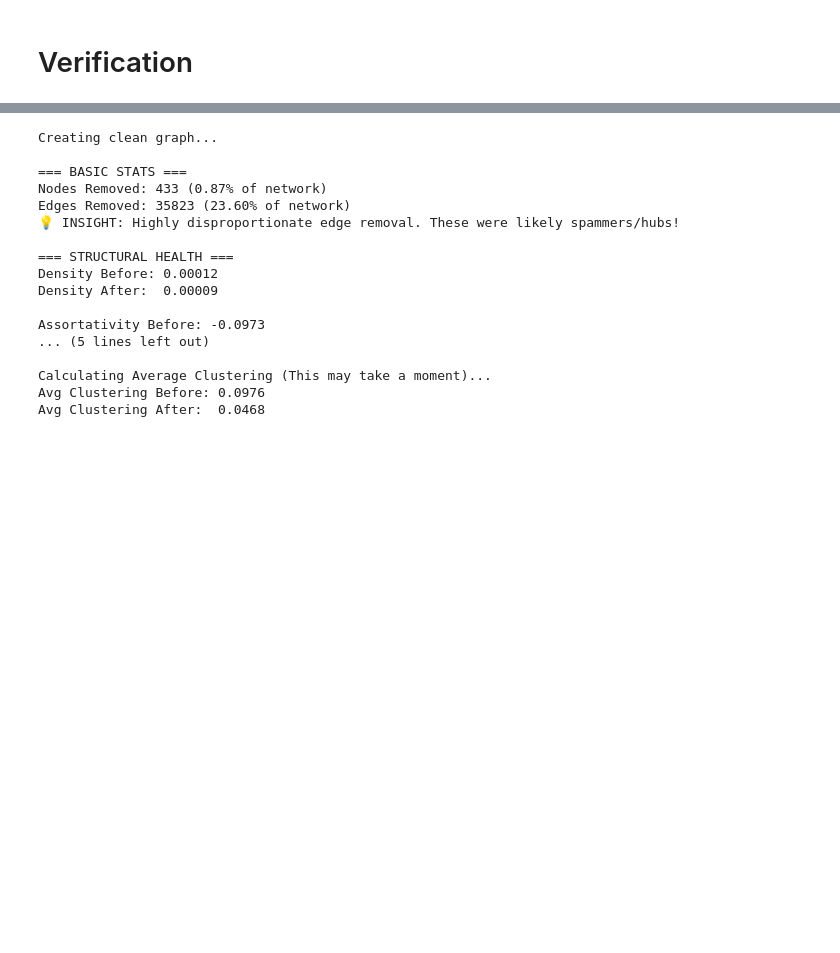
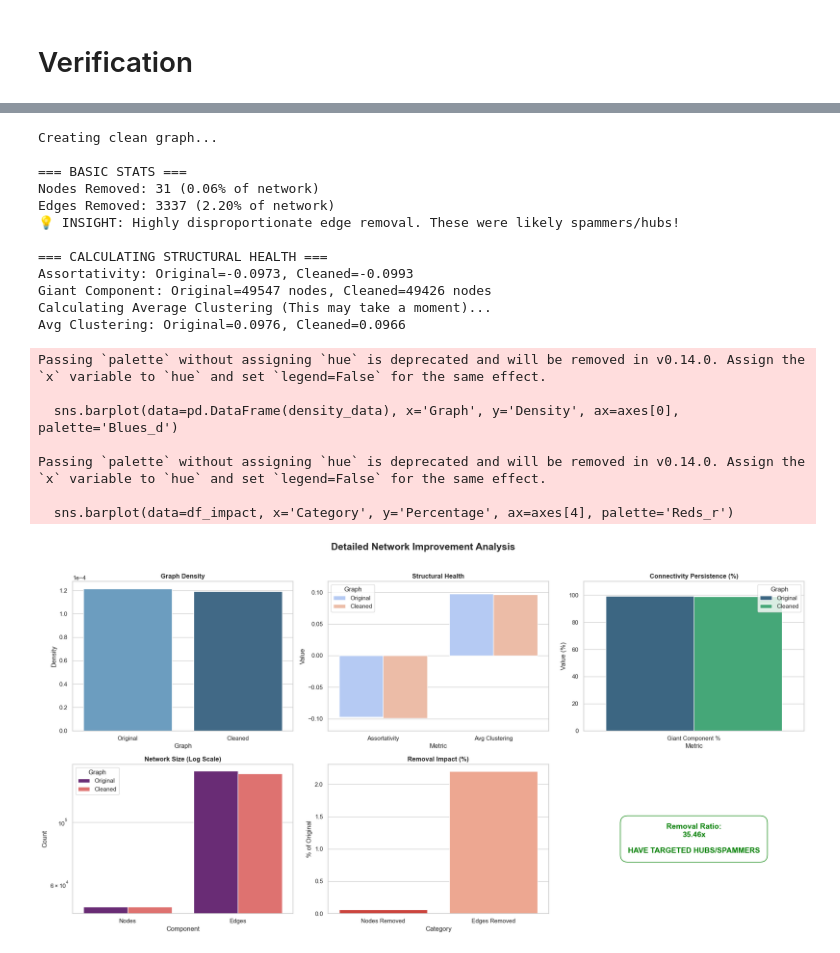
Before and after one commit to LucRobey/Graph_Theory_Challenge_2, a Jupyter notebook: final_notebook.ipynb, the cells around one changed output, grey strips where cells are left out. Saved outputs shown, nothing was run; the diff lists cells and outputs as text; code cells hidden in the pictures; blank space fills up the shorter version.

```diff
--- a/final_notebook.ipynb
+++ b/final_notebook.ipynb
@@ -132,20 +287,23 @@ Improvement: -0.52%
 # %%
-G_clean = test_graph_improvement(G, anomalous_users)
+G_clean = test_graph_improvement(G, alert_users)
 # %% [output]
 Creating clean graph...
 
 === BASIC STATS ===
-Nodes Removed: 433 (0.87% of network)
-Edges Removed: 35823 (23.60% of network)
+Nodes Removed: 31 (0.06% of network)
+Edges Removed: 3337 (2.20% of network)
 💡 INSIGHT: Highly disproportionate edge removal. These were likely spammers/hubs!
 
-=== STRUCTURAL HEALTH ===
-Density Before: 0.00012
-Density After:  0.00009
-
-Assortativity Before: -0.0973
-... (5 lines left out)
-
+=== CALCULATING STRUCTURAL HEALTH ===
+Assortativity: Original=-0.0973, Cleaned=-0.0993
+Giant Component: Original=49547 nodes, Cleaned=49426 nodes
 Calculating Average Clustering (This may take a moment)...
-Avg Clustering Before: 0.0976
-Avg Clustering After:  0.0468
+Avg Clustering: Original=0.0976, Cleaned=0.0966
+Passing `palette` without assigning `hue` is deprecated and will be removed in v0.14.0. Assign the `x` variable to `hue` and set `legend=False` for the same effect.
+
+  sns.barplot(data=pd.DataFrame(density_data), x='Graph', y='Density', ax=axes[0], palette='Blues_d')
+
+Passing `palette` without assigning `hue` is deprecated and will be removed in v0.14.0. Assign the `x` variable to `hue` and set `legend=False` for the same effect.
+
+  sns.barplot(data=df_impact, x='Category', y='Percentage', ax=axes[4], palette='Reds_r')
+[figure, added]
```
Also changed, not shown: parts of 9 cells of this notebook, 15 other files.
